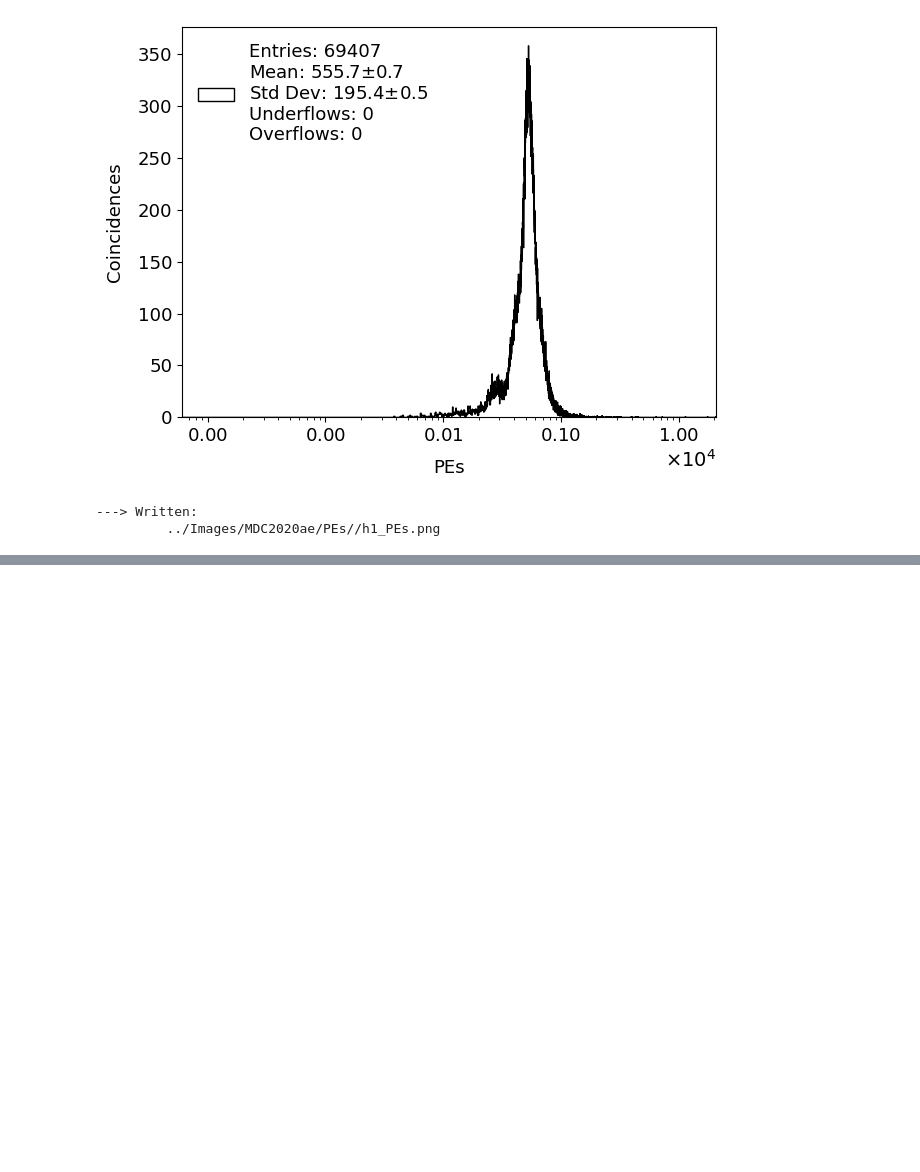
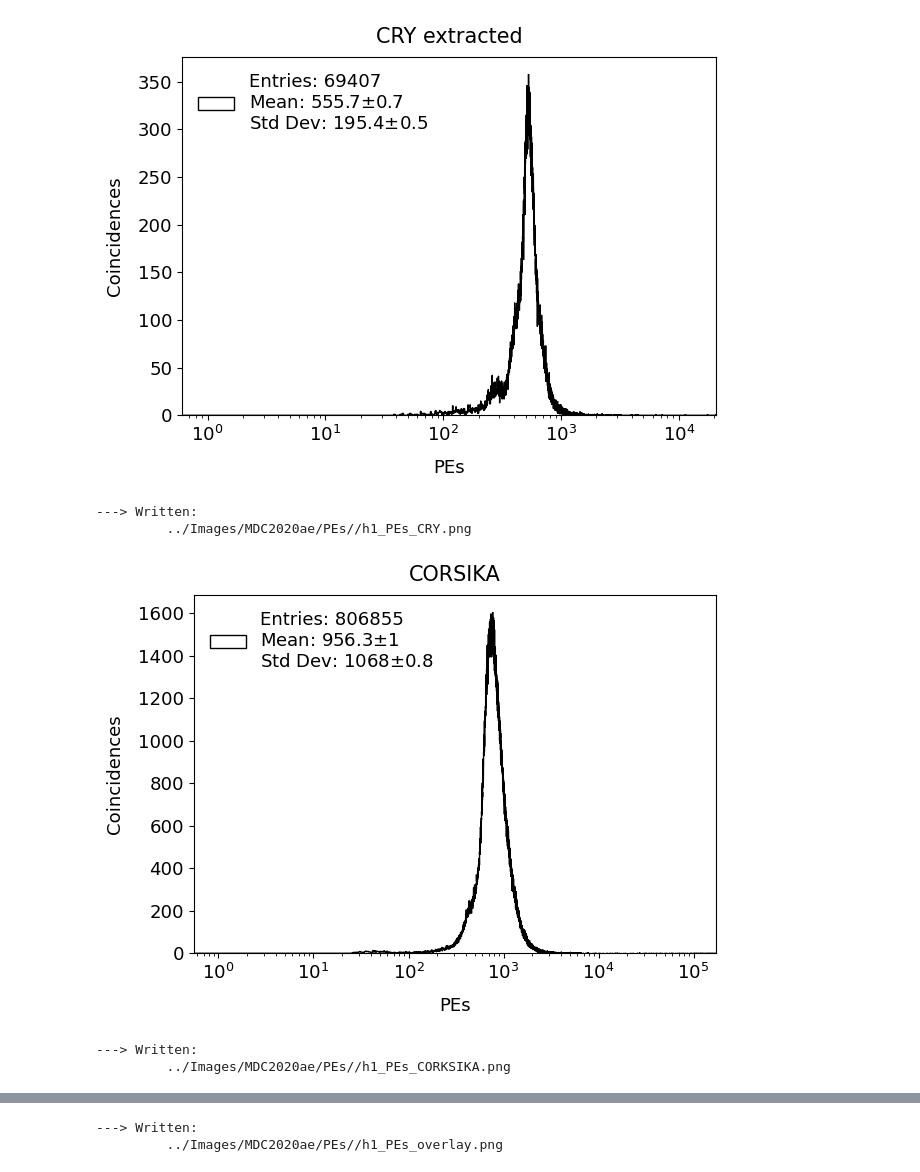
Before and after one commit to sam-grant/CRVSim, a Jupyter notebook: Analyses/Jupyter/PEs.ipynb, the cells around one changed output, grey strips where cells are left out. Cells and saved outputs as stored; diff of their text form; code cells hidden in the pictures; blank space fills up the shorter version.

```diff
--- a/Analyses/Jupyter/PEs.ipynb
+++ b/Analyses/Jupyter/PEs.ipynb
@@ -16,9 +13,15 @@ import Utils as ut
 # %%
 # Get data
-fileName="/exp/mu2e/data/users/sgrant/CRVSim/CosmicCRYExtractedCatTriggered.MDC2020ae_best_v1_3.000/81168767/00/00000/nts.sgrant.CosmicCRYExtractedCatTriggered.MDC2020ae_best_v1_3.001205_00000014.root" #"/exp/mu2e/data/users/sgrant/CRVSim/CosmicCRYExtractedCatTriggered.MDC2020ae_best_v1_3.000/11946817/00/00038/nts.sgrant.CosmicCRYExtractedCatTriggered.MDC2020ae_best_v1_3.001205_00000006.root"
-finTag = fileName.split('.')[-2]
-with uproot.open(fileName) as file:
-    data_ = ut.GetData(file)
+
+# My stuff
+fileName1 = "/exp/mu2e/data/users/sgrant/CRVSim/CosmicCRYExtractedCatTriggered.MDC2020ae_best_v1_3.000/81168767/00/00000/nts.sgrant.CosmicCRYExtractedCatTriggered.MDC2020ae_best_v1_3.001205_00000014.root"
+with uproot.open(fileName1 + ":TrkAnaExt/trkana") as tree:
+    data1_ = tree.arrays(["crvcoincs.PEs", "crvcoincs.PEsPerLayer[4]"])
+
+# Natalie's
+fileName2 = "/exp/mu2e/data/users/nmharris/nts.nmharris.trkana-reco.MDC2020ae_perfect_v1_3.001202_00000000_all_vars.root"
+with uproot.open(fileName2 + ":TrkAna/trkana") as tree:
+    data2_ = tree.arrays(["crvcoincs.PEs", "crvcoincs.PEsPerLayer[4]"])
 # %%
 def Plot1D(data, nbins=100, xmin=-1.0, xmax=1.0, title=None, xlabel=None, ylabel=None, fout="hist.png", legPos="best", logX=False, logY=False, stats=True, underOver=False, errors=False, NDPI=300):
 
@@ -66,7 +69,7 @@ def Plot1D(data, nbins=100, xmin=-1.0, xmax=1.0, title=None, xlabel=None, ylabel
     ax.tick_params(axis='x', labelsize=13)  # Set x-axis tick label font size
     ax.tick_params(axis='y', labelsize=13)  # Set y-axis tick label font size
 
-    ut.ScientificNotation(ax)
+    # ut.ScientificNotation(ax)
 
     plt.tight_layout()
 
@@ -108,7 +111,7 @@ def Plot1DOverlay(hists_, nbins=100, xmin=-1.0, xmax=1.0, title=None, xlabel=Non
     ax.tick_params(axis='x', labelsize=14)  # Set x-axis tick label font size
     ax.tick_params(axis='y', labelsize=14)  # Set y-axis tick label font size
 
-    ut.ScientificNotation(ax)
+    # ut.ScientificNotation(ax)
 
     # Add legend to the plot
     ax.legend(loc=legPos, frameon=False, fontsize=legFontSize)
@@ -125,9 +128,21 @@ def Plot1DOverlay(hists_, nbins=100, xmin=-1.0, xmax=1.0, title=None, xlabel=Non
 
     return
 # %%
-PEs_ = ak.flatten(data_["crv"]["crvcoincs.PEs"], axis=None)
-Plot1D(PEs_, nbins=int(np.max(PEs_)), xlabel="PEs", ylabel="Coincidences", fout="../Images/MDC2020ae/PEs//h1_PEs.png", xmin=0, xmax=np.max(PEs_), underOver=True, logX=True, errors=True)
+PEs1_ = ak.flatten(data1_["crvcoincs.PEs"], axis=None)
+Plot1D(PEs1_, nbins=int(np.max(PEs1_)), title="CRY extracted", xlabel="PEs", ylabel="Coincidences", fout="../Images/MDC2020ae/PEs//h1_PEs_CRY.png", xmin=0, xmax=np.max(PEs1_), underOver=False, logX=True, errors=True)
+
+PEs2_ = ak.flatten(data2_["crvcoincs.PEs"], axis=None)
+Plot1D(PEs2_, nbins=int(np.max(PEs2_)), title="CORSIKA", xlabel="PEs", ylabel="Coincidences", fout="../Images/MDC2020ae/PEs//h1_PEs_CORKSIKA.png", xmin=0, xmax=np.max(PEs2_), underOver=False, logX=True, errors=True)
+
+Plot1DOverlay({"CRY ext." : PEs1_,
+               "CORSIKA" : PEs2_ },
+               nbins=int(np.max(PEs2_)), xmin=0, xmax=np.max(PEs2_),
+               title="MDC2020ae", xlabel="PEs", ylabel="Coincidences", fout="../Images/MDC2020ae/PEs//h1_PEs_overlay.png",
+               logX=True, legPos="upper left")
 # %% [output]
-[figure, old version]
+[figure, new version]
 ---> Written:
-         ../Images/MDC2020ae/PEs//h1_PEs.png
+         ../Images/MDC2020ae/PEs//h1_PEs_CRY.png
+[figure, added]
+---> Written:
+         ../Images/MDC2020ae/PEs//h1_PEs_CORKSIKA.png
@@ -134 +150,3 @@ Plot1D(PEs_, nbins=int(np.max(PEs_)), xlabel="PEs", ylabel="Coincidences", fout=
+---> Written:
+         ../Images/MDC2020ae/PEs//h1_PEs_overlay.png
 # %%
```
Also changed, not shown: parts of 4 cells of this notebook.
